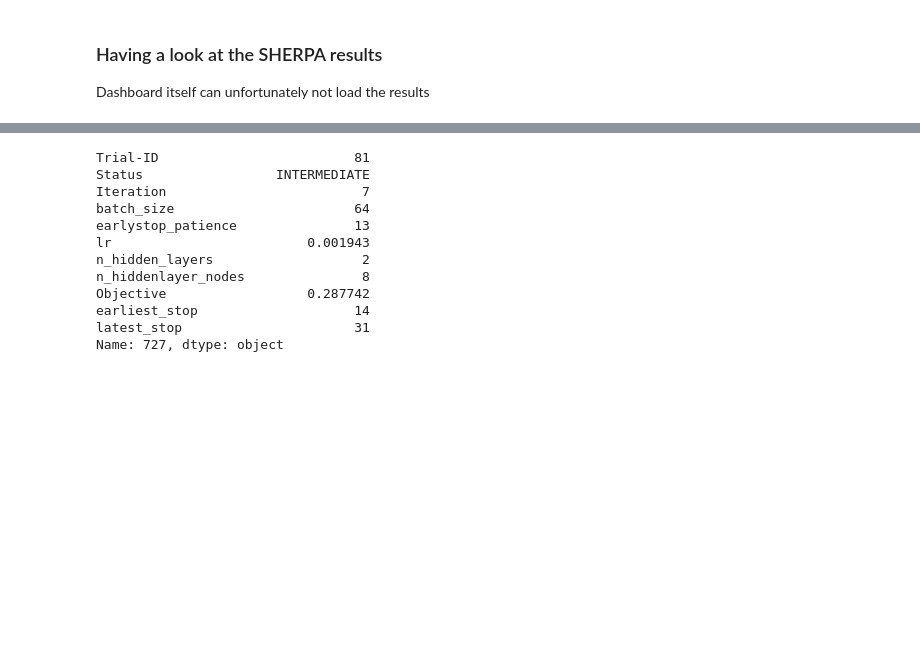
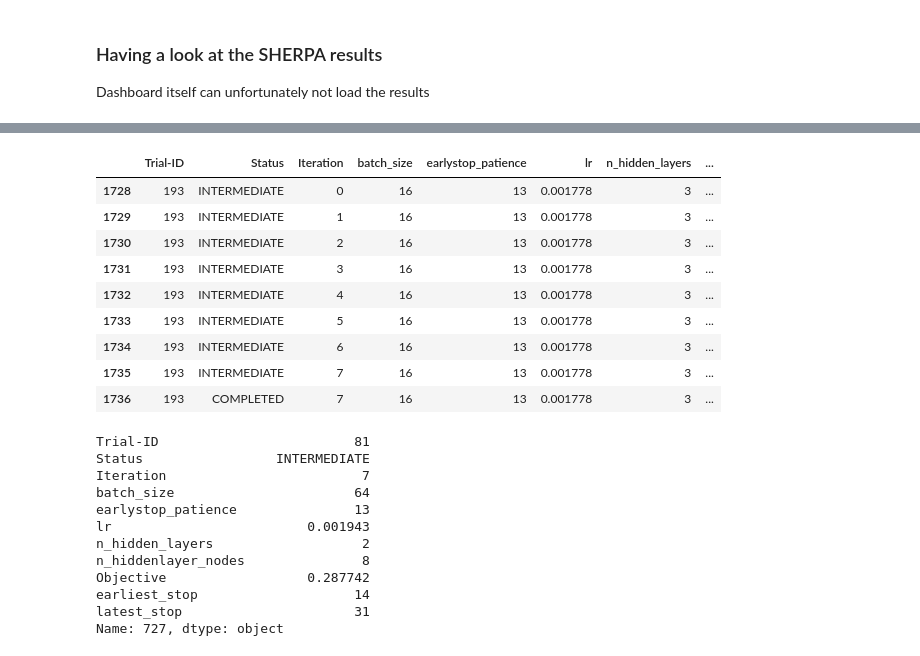
Before and after one commit to chiemvs/Hybrid, a Jupyter notebook: notebooks/hyperparams.ipynb, the cells around one changed output, grey strips where cells are left out. Cells and saved outputs as stored; diff of their text form; code cells hidden in the pictures; blank space fills up the shorter version.

```diff
--- a/notebooks/hyperparams.ipynb
+++ b/notebooks/hyperparams.ipynb
@@ -9,6 +9,7 @@ import matplotlib.pyplot as plt
 result31 = '/nobackup/users/straaten/predsets/preselected/tg-anom_JJA_45r1_31D-roll-mean_sep12-15/results.csv'
 result21_short = '/nobackup/users/straaten/predsets/preselected/tg-ex-q0.75-21D_ge7D_sep12-15/results.csv'
 result21_long = '/nobackup/users/straaten/predsets/preselected/tg-ex-q0.75-21D_ge7D_sep19-21/results.csv'
+result21_long_1fold = '/nobackup/users/straaten/predsets/preselected/tg-ex-q0.75-21D_ge7D_sep19-21_single/results.csv'
 # %% [markdown]
 #### Benchmarks
 | Target       | leadtime  | RPS raw   | RPS trend  |
@@ -19,4 +21,4 @@ result21_long = '/nobackup/users/straaten/predsets/preselected/tg-ex-q0.75-21D_g
 # %%
-test = pd.read_csv(result21_short)
+test = pd.read_csv(result21_long_1fold)
 #completed = test.loc[test['Status'] == 'COMPLETED',:] # Completed is actually returning the lowest value seen in the iterations. We want the mean
 final = test.loc[np.logical_and(test['Iteration'] == 7,test['Status'] == 'INTERMEDIATE'),:]
@@ -23,3 +70,16 @@ final = test.loc[np.logical_and(test['Iteration'] == 7,test['Status'] == 'INTERM
+# %%
+test.loc[test['Trial-ID'] == 193,:]
+# %% [output]
+|  | Trial-ID | Status | Iteration | batch_size | earlystop_patience | lr | n_hidden_layers | ... |
+| 1728 | 193 | INTERMEDIATE | 0 | 16 | 13 | 0.001778 | 3 | ... |
+| 1729 | 193 | INTERMEDIATE | 1 | 16 | 13 | 0.001778 | 3 | ... |
+| 1730 | 193 | INTERMEDIATE | 2 | 16 | 13 | 0.001778 | 3 | ... |
+| 1731 | 193 | INTERMEDIATE | 3 | 16 | 13 | 0.001778 | 3 | ... |
+| 1732 | 193 | INTERMEDIATE | 4 | 16 | 13 | 0.001778 | 3 | ... |
+| 1733 | 193 | INTERMEDIATE | 5 | 16 | 13 | 0.001778 | 3 | ... |
+| 1734 | 193 | INTERMEDIATE | 6 | 16 | 13 | 0.001778 | 3 | ... |
+| 1735 | 193 | INTERMEDIATE | 7 | 16 | 13 | 0.001778 | 3 | ... |
+| 1736 | 193 | COMPLETED | 7 | 16 | 13 | 0.001778 | 3 | ... |
 # %%
 final.iloc[final['Objective'].argmin(),:]
 # %% [output]
```
Also changed, not shown: parts of 4 cells of this notebook, 4 other files.
